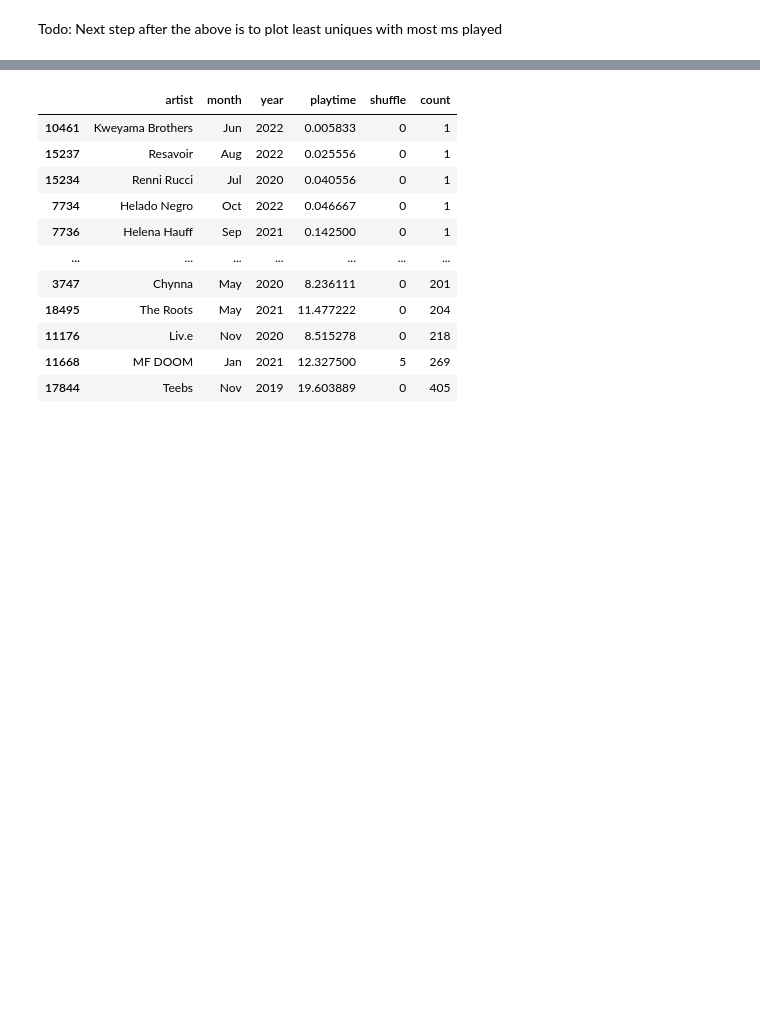
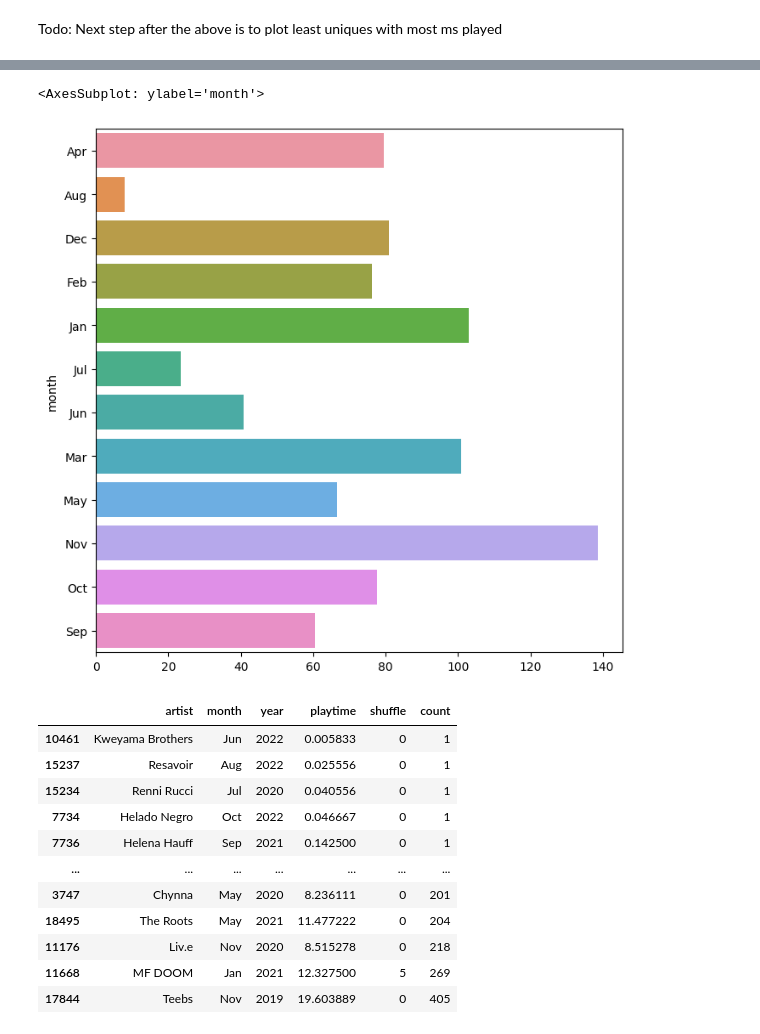
Before and after one commit to mmmuir/CL_DA2, a Jupyter notebook: ios_analysis.ipynb, the cells around one changed output, grey strips where cells are left out. Cells and saved outputs as stored; diff of their text form; code cells hidden in the pictures; blank space fills up the shorter version.

```diff
--- a/ios_analysis.ipynb
+++ b/ios_analysis.ipynb
@@ -314,10 +348,14 @@ streams_af_df.query("duration < playtime").index
 # %%
 # avg per month
 
 import matplotlib as plt
+podm_gb = ding
 # podm_gb = hpm(pod_df)
 plt.rcParams["figure.figsize"] = (8, 8)
-sns.barplot(data=podm_gb, x=podm_gb["hours"], y=podm_gb.index)
+sns.barplot(data=podm_gb.iloc[0:0], x=podm_gb.values, y=podm_gb.index)
+# %% [output]
+<AxesSubplot: ylabel='month'>
+[figure, added]
 # %%
 podm_gb
 # %%
```
Also changed, not shown: parts of 9 cells of this notebook.
